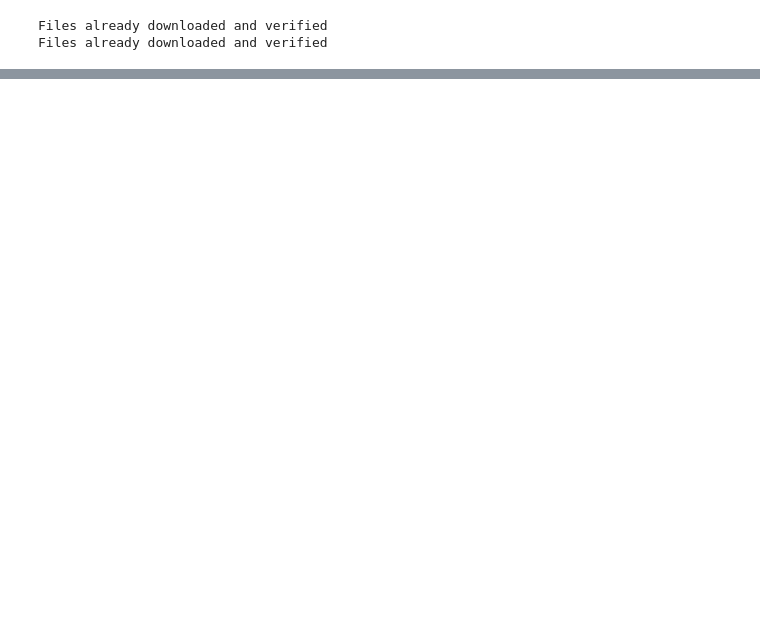
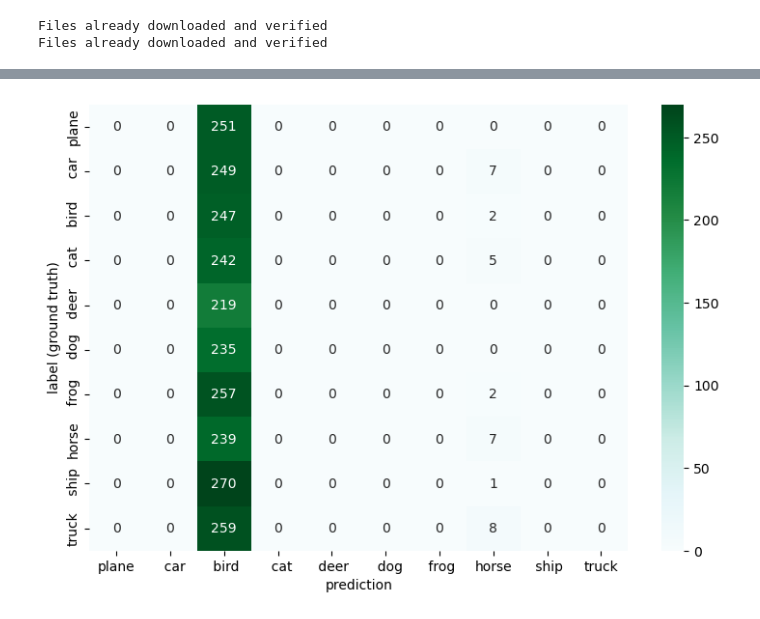
Before and after one commit to Starkillxr/AINT515, a Jupyter notebook: src/task_2.ipynb, the cells around one changed output, grey strips where cells are left out. Cells and saved outputs as stored; diff of their text form; code cells hidden in the pictures; blank space fills up the shorter version.

```diff
--- a/src/task_2.ipynb
+++ b/src/task_2.ipynb
@@ -189,0 +218,12 @@ sns.lineplot(x ='epoch',y = 'val Accuracy', data = model1Results, label = 'Valid
+# %%
+# Display the confusion matrix as a heatmap
+arr = confusion_matrix(y_test.view(-1).detach().cpu().numpy(), predicted.view(-1).detach().cpu().numpy())
+class_names = ['plane', '  car', ' bird', '  cat', ' deer', '  dog', ' frog', 'horse', ' ship', 'truck']
+df_cm = pd.DataFrame(arr, class_names, class_names)
+plt.figure(figsize = (9,6))
+sns.heatmap(df_cm, annot=True, fmt="d", cmap='BuGn')
+plt.xlabel("prediction")
+plt.ylabel("label (ground truth)")
+plt.show()
+# %% [output]
+[figure, added]
```
Also changed, not shown: parts of 12 cells of this notebook, 1 other file.
